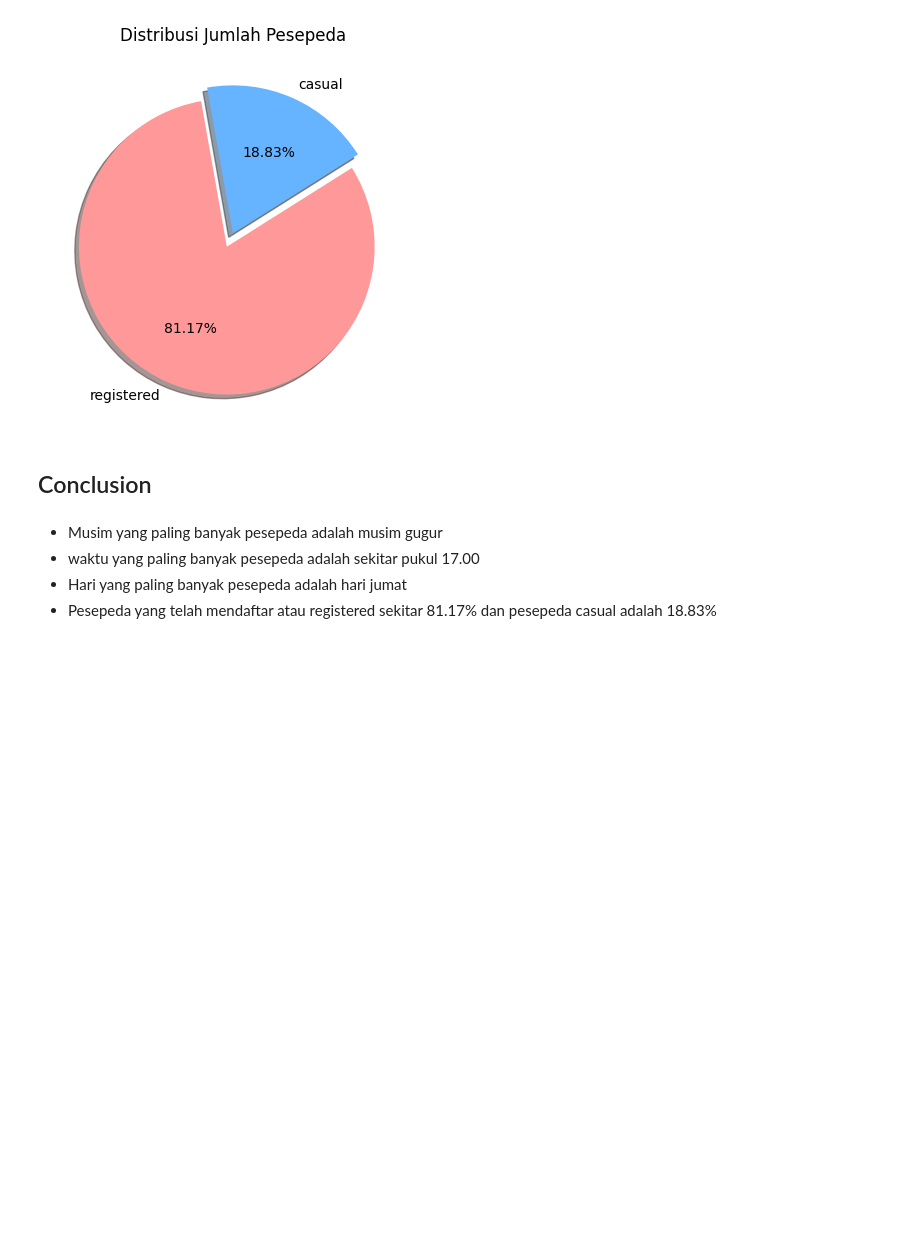
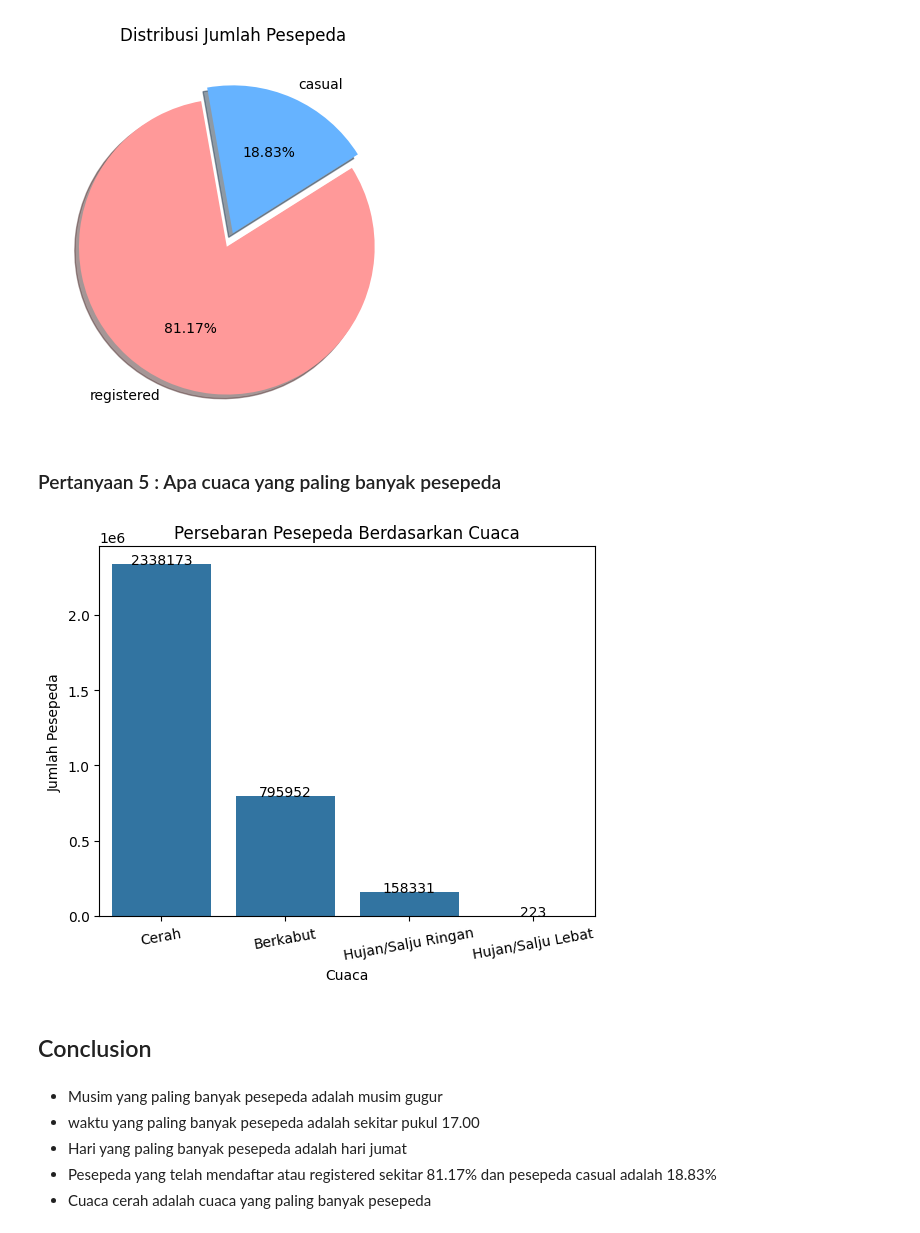
Before and after one commit to NurulAis/bike-share-analysis, a Jupyter notebook: notebook.ipynb, the cells around one changed output. Saved outputs shown, nothing was run; the diff lists cells and outputs as text; code cells hidden in the pictures; blank space fills up the shorter version.

```diff
--- a/notebook.ipynb
+++ b/notebook.ipynb
@@ -601,6 +602,23 @@ plt.pie(rc_df,
 plt.show()
 # %% [output]
 [figure]
+# %% [markdown]
+### Pertanyaan 5 : Apa cuaca yang paling banyak pesepeda
+# %%
+fav_weather = hour_df.groupby(by='weathersit')['cnt'].sum().sort_values(ascending=False)
+x = fav_weather.index
+y = fav_weather.values
+
+ax = sns.barplot(x=x,y=y)
+for index, value in enumerate(y):
+    plt.text(x = index, y = value, s=f'{value}', ha='center')
+plt.xticks(rotation=10)
+plt.xlabel('Cuaca')
+plt.ylabel('Jumlah Pesepeda')
+plt.title('Persebaran Pesepeda Berdasarkan Cuaca')
+plt.show()
+# %% [output]
+[figure, added]
 # %% [markdown]
 ## Conclusion
 # %% [markdown]
@@ -608,3 +626,4 @@ plt.show()
 - waktu yang paling banyak pesepeda adalah sekitar pukul 17.00
 - Hari yang paling banyak pesepeda adalah hari jumat
 - Pesepeda yang telah mendaftar atau registered sekitar 81.17% dan pesepeda casual adalah 18.83%
+- Cuaca cerah adalah cuaca yang paling banyak pesepeda
```
Also changed, not shown: parts of 8 cells of this notebook.
